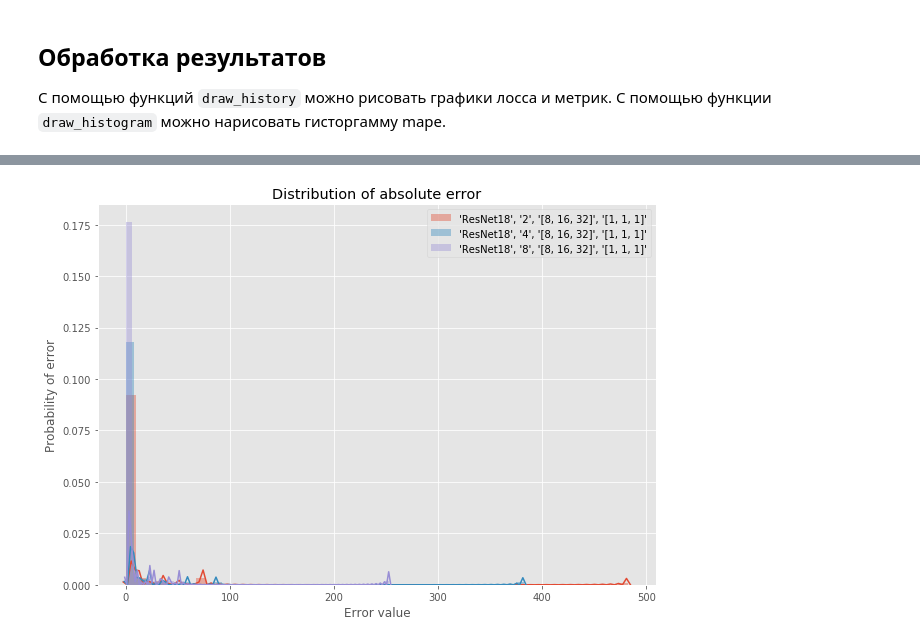
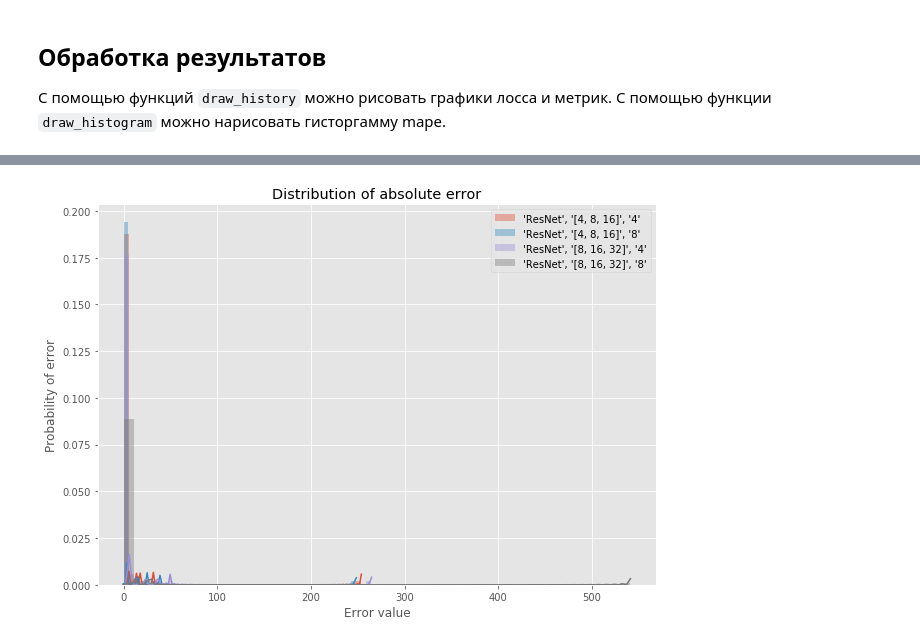
Before and after one commit to analysiscenter/radial, a Jupyter notebook: research/research_cv.ipynb, the cells around one changed output, grey strips where cells are left out. Saved outputs shown, nothing was run; the diff lists cells and outputs as text; code cells hidden in the pictures.

```diff
--- a/research/research_cv.ipynb
+++ b/research/research_cv.ipynb
@@ -152,4 +196,5 @@ draw_history(research=res, names=['train', 'test_mape', 'test_mape30'], types_va
 # %%
-draw_hisogram(res, name='test_ape', type_var='metrics', cross_val=cross_val)
+draw_dict = dict(model=['ResNet'])
+draw_hisogram('research_resnets_3/', name='test_ape', type_var='metrics', cross_val=cross_val, draw_dict=draw_dict)
 # %% [output]
-[figure, old version]
+[figure, new version]
```
Also changed, not shown: parts of 15 cells of this notebook.
